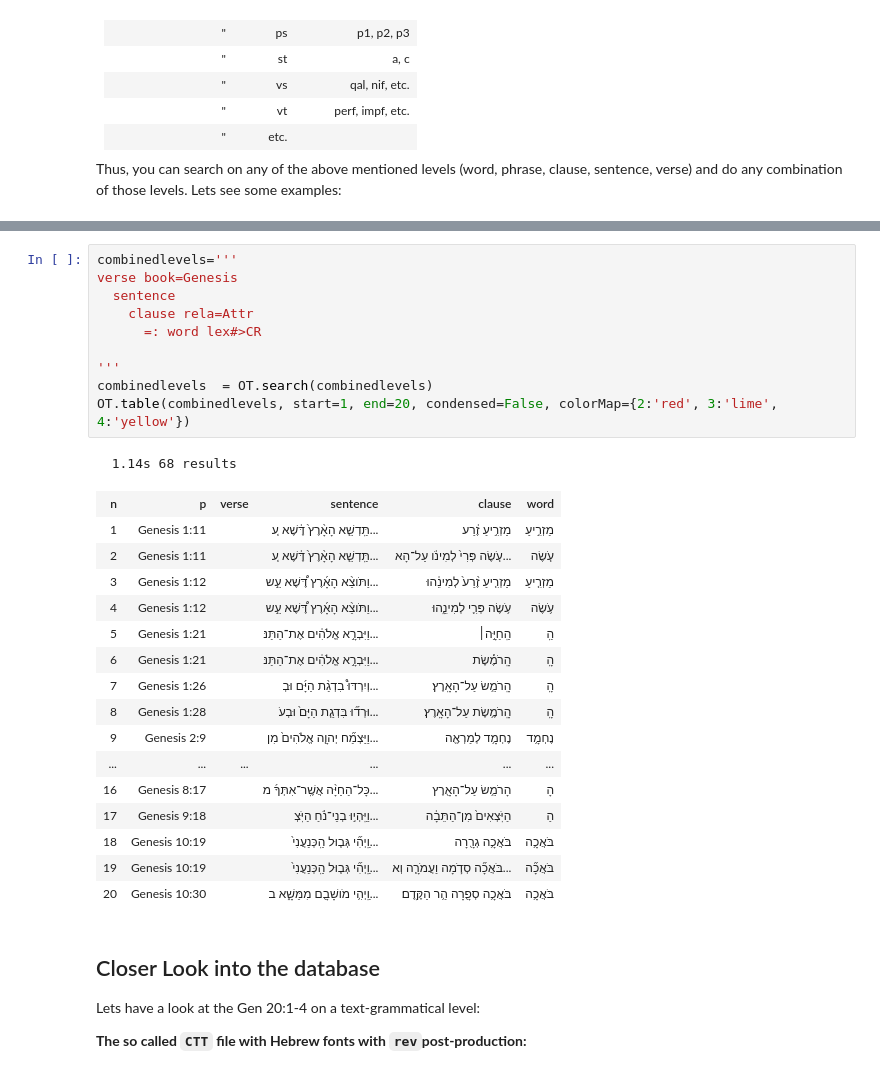
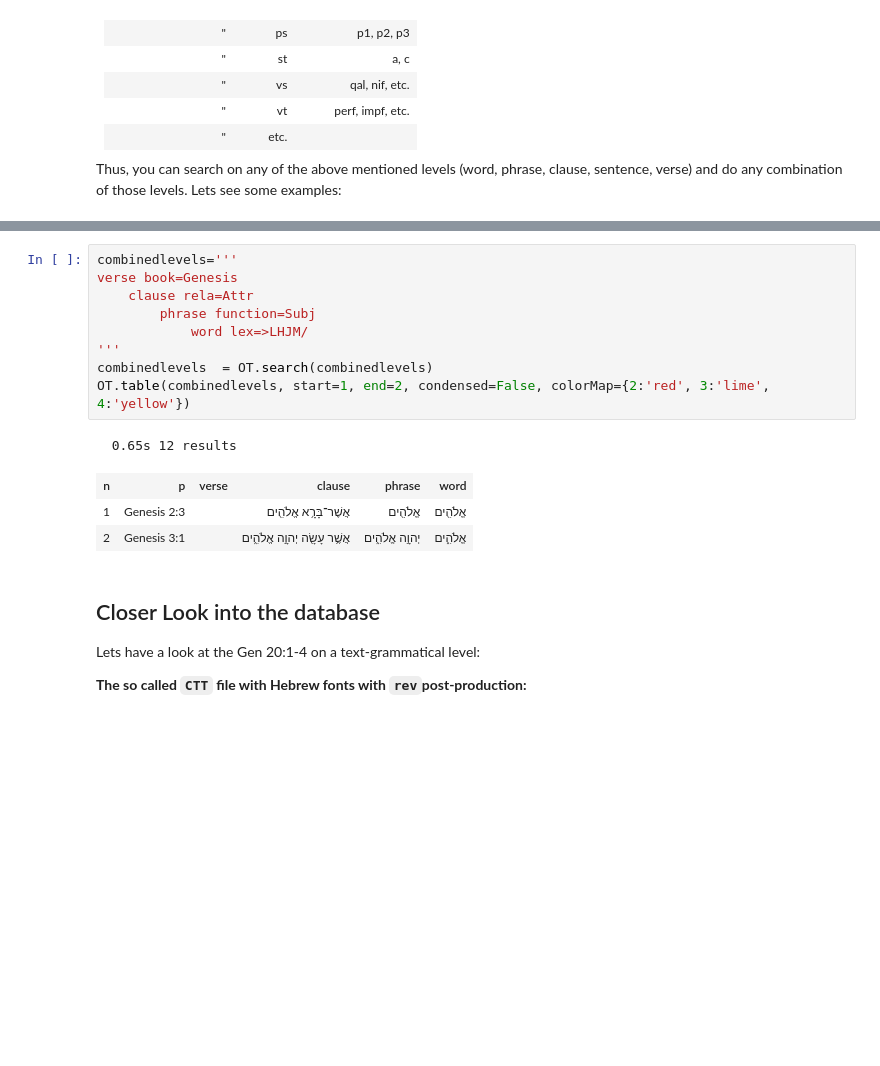
Before and after one commit to oliverglanz/Text-Fabric, a Jupyter notebook: Research-Workshop-Series/0200_PhD-Workshop_TF_006_bhsa_database_stud-version.ipynb, the cells around one changed output, grey strips where cells are left out. Cells and saved outputs as stored; diff of their text form; blank space fills up the shorter version.

```diff
--- a/Research-Workshop-Series/0200_PhD-Workshop_TF_006_bhsa_database_stud-version.ipynb
+++ b/Research-Workshop-Series/0200_PhD-Workshop_TF_006_bhsa_database_stud-version.ipynb
@@ -315,31 +352,17 @@ gloss=earth
 # %%
 combinedlevels='''
 verse book=Genesis
-  sentence
     clause rela=Attr
-      =: word lex#>CR
-
+        phrase function=Subj
+            word lex=>LHJM/
 '''
 combinedlevels  = OT.search(combinedlevels)
-OT.table(combinedlevels, start=1, end=20, condensed=False, colorMap={2:'red', 3:'lime', 4:'yellow'})
+OT.table(combinedlevels, start=1, end=2, condensed=False, colorMap={2:'red', 3:'lime', 4:'yellow'})
 # %% [output]
-  1.14s 68 results
+  0.65s 12 results
-| n | p | verse | sentence | clause | word |
-| 1 | Genesis 1:11 |  | תַּֽדְשֵׁ֤א הָאָ֨רֶץ֙ דֶּ֔שֶׁא ע֚... | מַזְרִ֣יעַ זֶ֔רַע | מַזְרִ֣יעַ |
-| 2 | Genesis 1:11 |  | תַּֽדְשֵׁ֤א הָאָ֨רֶץ֙ דֶּ֔שֶׁא ע֚... | עֹ֤שֶׂה פְּרִי֙ לְמִינֹ֔ו עַל־הָא... | עֹ֤שֶׂה |
-| 3 | Genesis 1:12 |  | וַתֹּוצֵ֨א הָאָ֜רֶץ דֶּ֠שֶׁא עֵ֣ש... | מַזְרִ֤יעַ זֶ֨רַע֙ לְמִינֵ֔הוּ | מַזְרִ֤יעַ |
-| 4 | Genesis 1:12 |  | וַתֹּוצֵ֨א הָאָ֜רֶץ דֶּ֠שֶׁא עֵ֣ש... | עֹ֥שֶׂה פְּרִ֛י לְמִינֵ֑הוּ | עֹ֥שֶׂה |
-| 5 | Genesis 1:21 |  | וַיִּבְרָ֣א אֱלֹהִ֔ים אֶת־הַתַּנּ... | הַֽחַיָּ֣ה׀ | הַֽ |
-| 6 | Genesis 1:21 |  | וַיִּבְרָ֣א אֱלֹהִ֔ים אֶת־הַתַּנּ... | הָֽרֹמֶ֡שֶׂת | הָֽ |
-| 7 | Genesis 1:26 |  | וְיִרְדּוּ֩ בִדְגַ֨ת הַיָּ֜ם וּבְ... | הָֽרֹמֵ֥שׂ עַל־הָאָֽרֶץ׃ | הָֽ |
-| 8 | Genesis 1:28 |  | וּרְד֞וּ בִּדְגַ֤ת הַיָּם֙ וּבְעֹ... | הָֽרֹמֶ֥שֶׂת עַל־הָאָֽרֶץ׃ | הָֽ |
-| 9 | Genesis 2:9 |  | וַיַּצְמַ֞ח יְהוָ֤ה אֱלֹהִים֙ מִן... | נֶחְמָ֥ד לְמַרְאֶ֖ה | נֶחְמָ֥ד |
-| ... | ... | ... | ... | ... | ... |
-| 16 | Genesis 8:17 |  | כָּל־הַחַיָּ֨ה אֲשֶֽׁר־אִתְּךָ֜ מ... | הָרֹמֵ֥שׂ עַל־הָאָ֖רֶץ | הָ |
-| 17 | Genesis 9:18 |  | וַיִּֽהְי֣וּ בְנֵי־נֹ֗חַ הַיֹּֽצְ... | הַיֹּֽצְאִים֙ מִן־הַתֵּבָ֔ה | הַ |
-| 18 | Genesis 10:19 |  | וַֽיְהִ֞י גְּב֤וּל הַֽכְּנַעֲנִי֙... | בֹּאֲכָ֥ה גְרָ֖רָה | בֹּאֲכָ֥ה |
-| 19 | Genesis 10:19 |  | וַֽיְהִ֞י גְּב֤וּל הַֽכְּנַעֲנִי֙... | בֹּאֲכָ֞ה סְדֹ֧מָה וַעֲמֹרָ֛ה וְא... | בֹּאֲכָ֞ה |
-| 20 | Genesis 10:30 |  | וַֽיְהִ֥י מֹושָׁבָ֖ם מִמֵּשָׁ֑א ב... | בֹּאֲכָ֥ה סְפָ֖רָה הַ֥ר הַקֶּֽדֶם׃ | בֹּאֲכָ֥ה |
+| n | p | verse | clause | phrase | word |
+| 1 | Genesis 2:3 |  | אֲשֶׁר־בָּרָ֥א אֱלֹהִ֖ים | אֱלֹהִ֖ים | אֱלֹהִ֖ים |
+| 2 | Genesis 3:1 |  | אֲשֶׁ֥ר עָשָׂ֖ה יְהוָ֣ה אֱלֹהִ֑ים | יְהוָ֣ה אֱלֹהִ֑ים | אֱלֹהִ֑ים |
 # %% [markdown]
 ## Closer Look into the database
 Lets have a look at the Gen 20:1-4 on a text-grammatical level:
```
Also changed, not shown: parts of 17 cells of this notebook, 1 other file.
